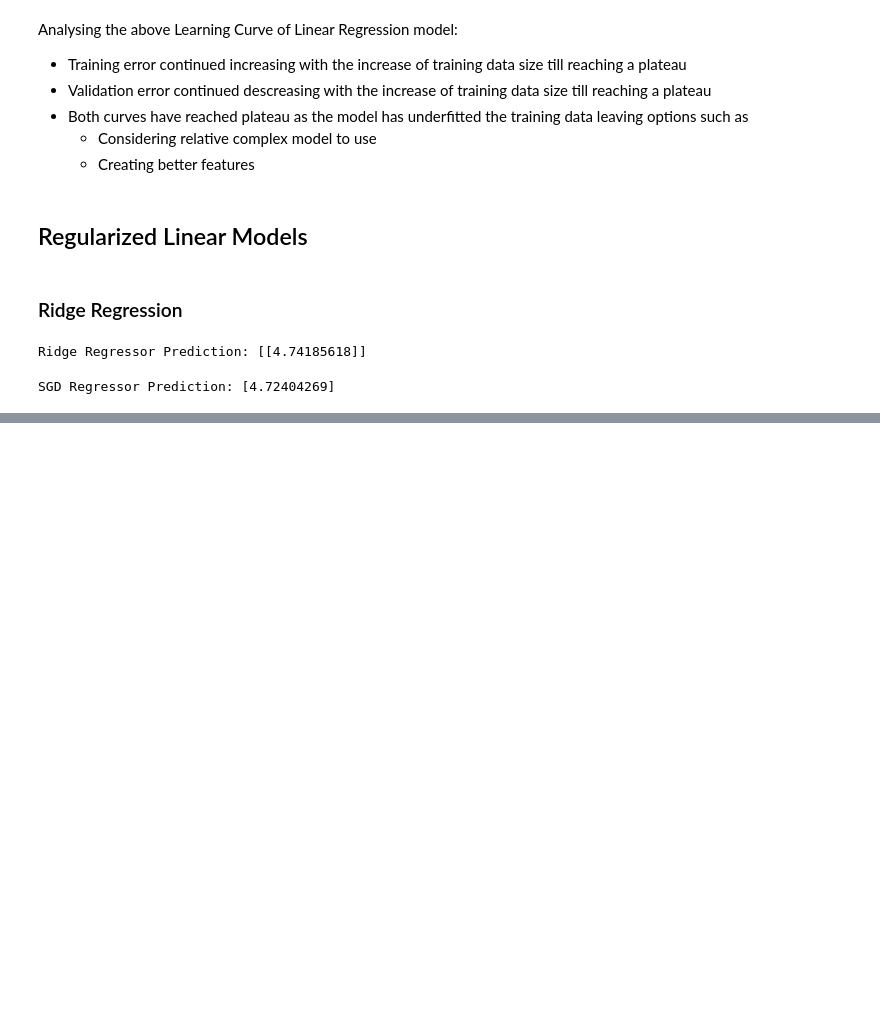
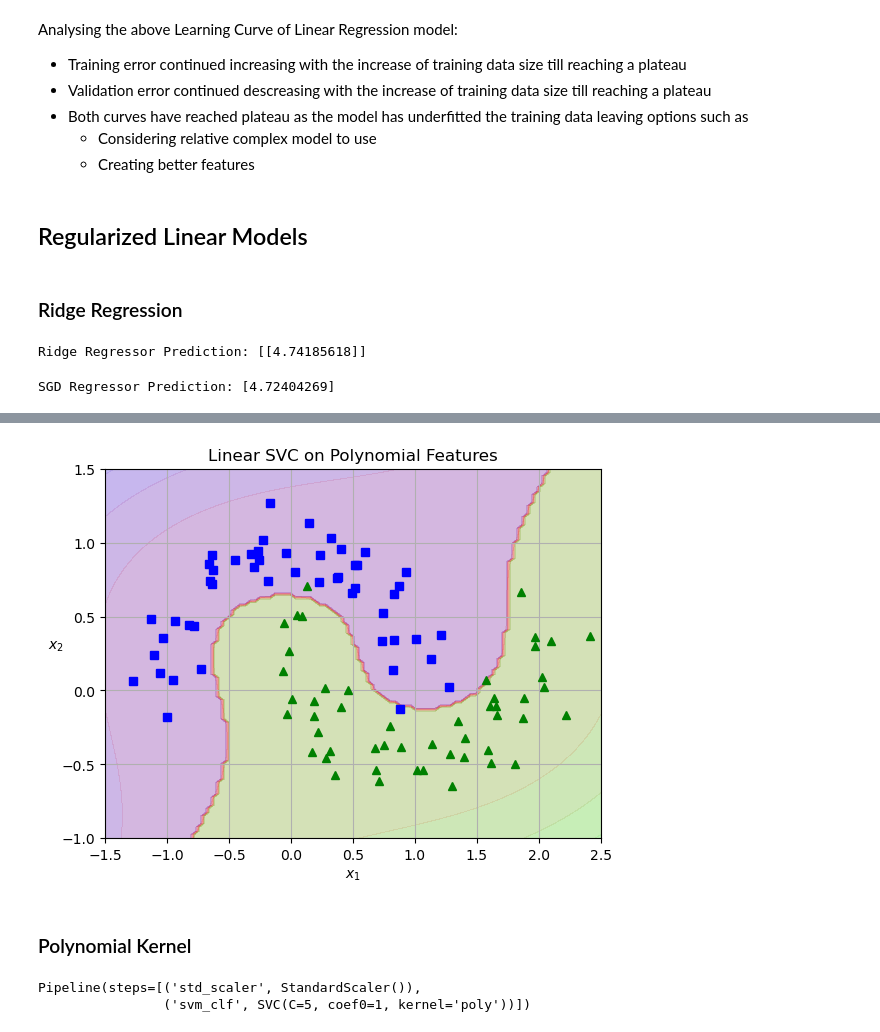
Before and after one commit to PradipKumarDas/Teaching, a Jupyter notebook: Machine_Learning_Course_18AI61/03_Training_Models.ipynb, the cells around one changed output, grey strips where cells are left out. Cells and saved outputs as stored; diff of their text form; code cells hidden in the pictures; blank space fills up the shorter version.

```diff
--- a/Machine_Learning_Course_18AI61/03_Training_Models.ipynb
+++ b/Machine_Learning_Course_18AI61/03_Training_Models.ipynb
@@ -293,0 +517,4 @@ SGD Regressor Prediction: [4.72404269]
+# %%
+# Creates data for binary classification from a toy dataset
+# in which the data points are shaped as two interleaving half circles
+X, y = datasets.make_moons(n_samples=100, noise=0.15, random_state=42)
@@ -293,0 +536,40 @@ SGD Regressor Prediction: [4.72404269]
+# %%
+axes = [-1.5, 2.5, -1, 1.5]
+
+# Plots the data
+
+plt.plot(X[:, 0][y==0], X[:, 1][y==0], "bs")
+plt.plot(X[:, 0][y==1], X[:, 1][y==1], "g^")
+plt.axis(axes)
+plt.grid(True)
+plt.xlabel("$x_1$")
+plt.ylabel("$x_2$", rotation=0)
+
+# Plots the predictions
+
+x0s = np.linspace(axes[0], axes[1], 100)
+x1s = np.linspace(axes[2], axes[3], 100)
+x0, x1 = np.meshgrid(x0s, x1s)
+X_test = np.c_[x0.ravel(), x1.ravel()]
+y_pred = poly_svm_clf.predict(X_test).reshape(x0.shape)
+y_decision = poly_svm_clf.decision_function(X_test).reshape(x0.shape)
+plt.contourf(x0, x1, y_pred, cmap=plt.cm.brg, alpha=0.2)
+plt.contourf(x0, x1, y_decision, cmap=plt.cm.brg, alpha=0.1)
+
+plt.title("Linear SVC on Polynomial Features")
+plt.show()
+# %% [output]
+[figure, added]
+# %% [markdown]
+### Polynomial Kernel
+# %%
+# Creates pipeline to scale data and then to train the model
+poly_kernel_svm_clf = Pipeline([
+    ("std_scaler", StandardScaler()),
+    ("svm_clf", SVC(kernel="poly", degree=3, coef0=1, C=5))])
+
+# Fits the model
+poly_kernel_svm_clf.fit(X, y)
+# %% [output]
+Pipeline(steps=[('std_scaler', StandardScaler()),
+                ('svm_clf', SVC(C=5, coef0=1, kernel='poly'))])
```
Also changed, not shown: parts of 33 cells of this notebook.
